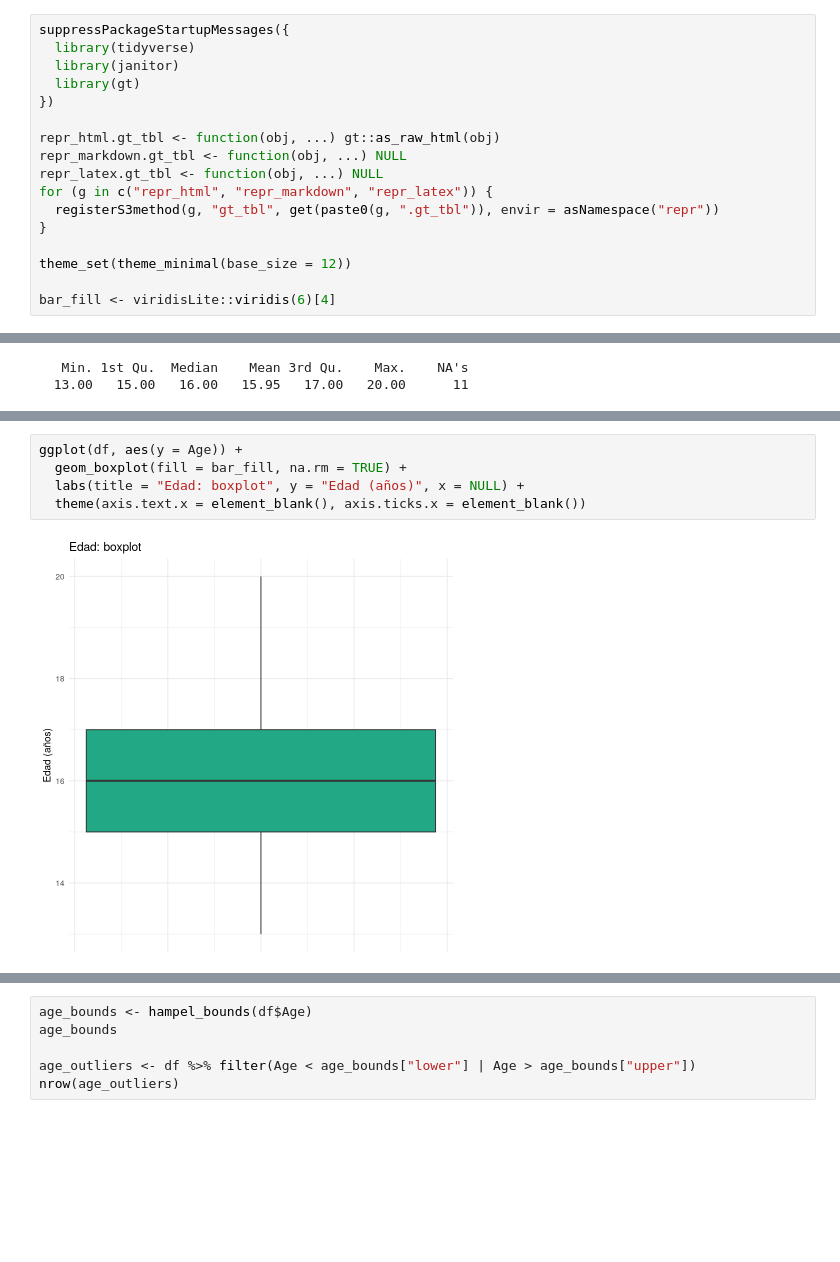
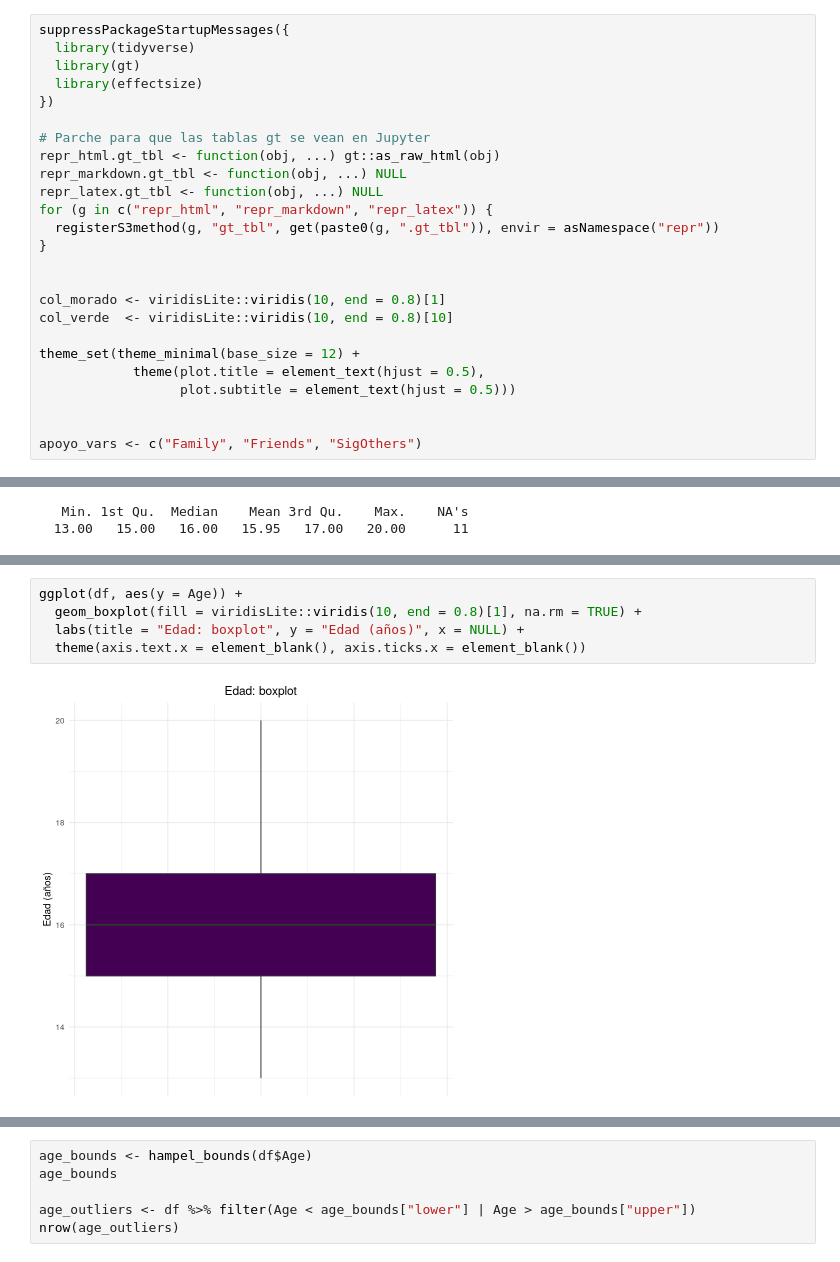
Before and after one commit to luencaro/social-support-entrapment-gender-atlantico-, a Jupyter notebook: notebooks/eda.ipynb, the cells around one changed output, grey strips where cells are left out. Drawn from its saved outputs; the diff is of its cells as text; blank space fills up the shorter version.

```diff
--- a/notebooks/eda.ipynb
+++ b/notebooks/eda.ipynb
@@ -3,10 +26,11 @@
 # %%
 suppressPackageStartupMessages({
   library(tidyverse)
-  library(janitor)
   library(gt)
+  library(effectsize)
 })
 
+# Parche para que las tablas gt se vean en Jupyter
 repr_html.gt_tbl <- function(obj, ...) gt::as_raw_html(obj)
 repr_markdown.gt_tbl <- function(obj, ...) NULL
 repr_latex.gt_tbl <- function(obj, ...) NULL
@@ -14,7 +38,14 @@ for (g in c("repr_html", "repr_markdown", "repr_latex")) {
   registerS3method(g, "gt_tbl", get(paste0(g, ".gt_tbl")), envir = asNamespace("repr"))
 }
 
-theme_set(theme_minimal(base_size = 12))
 
-bar_fill <- viridisLite::viridis(6)[4]
+col_morado <- viridisLite::viridis(10, end = 0.8)[1]
+col_verde  <- viridisLite::viridis(10, end = 0.8)[10]
+
+theme_set(theme_minimal(base_size = 12) +
+            theme(plot.title = element_text(hjust = 0.5),
+                  plot.subtitle = element_text(hjust = 0.5)))
+
+
+apoyo_vars <- c("Family", "Friends", "SigOthers")
 # %% [markdown]
@@ -163,7 +286,7 @@ ggplot(df, aes(x = Age)) +
 # %%
 ggplot(df, aes(y = Age)) +
-  geom_boxplot(fill = bar_fill, na.rm = TRUE) +
+  geom_boxplot(fill = viridisLite::viridis(10, end = 0.8)[1], na.rm = TRUE) +
   labs(title = "Edad: boxplot", y = "Edad (años)", x = NULL) +
   theme(axis.text.x = element_blank(), axis.ticks.x = element_blank())
 # %% [output]
-[figure, old version]
+[figure, new version]
```
Also changed, not shown: parts of 133 cells of this notebook.
